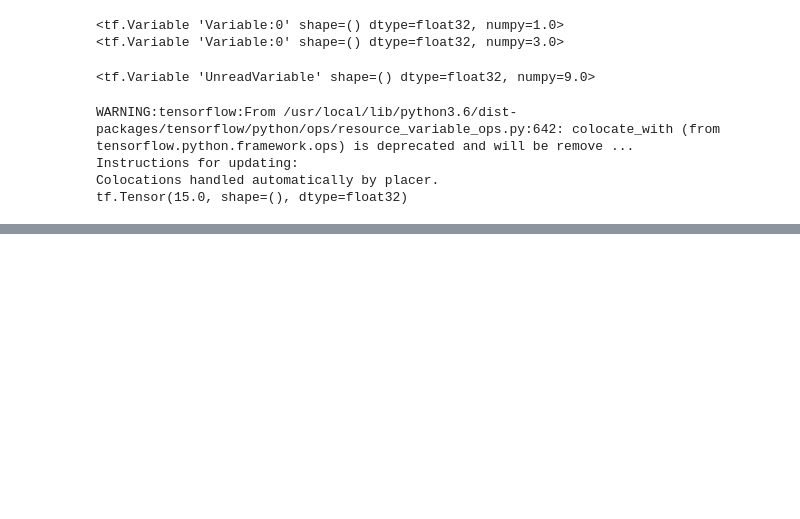
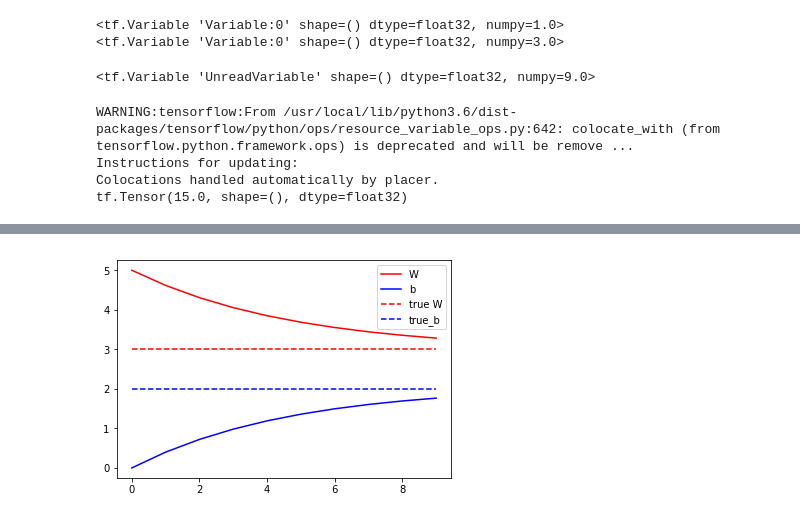
Before and after one commit to Dayn9/LearnTensorFlow, a Jupyter notebook: CustomTraining.ipynb, the cells around one changed output, grey strips where cells are left out. Cells and saved outputs as stored; diff of their text form; code cells hidden in the pictures; blank space fills up the shorter version.

Commit message:
Custom Training

```diff
--- a/CustomTraining.ipynb
+++ b/CustomTraining.ipynb
@@ -72,0 +73,28 @@ Current Loss:
+# %%
+def train(model, inputs, outputs, learning_rate):
+    with tf.GradientTape() as t:
+      current_loss = loss(model(inputs), outputs) # compute the loss (mean sqr error)
+    dW, db = t.gradient(current_loss, [model.W, model.b]) #use gradient tape to backpropegate
+    model.W.assign_sub(learning_rate * dW) # reasign based on loss and learning rate
+    model.b.assign_sub(learning_rate * db)
+# %%
+Ws, bs = [], [] # create empty arrays
+model = Model()
+
+epochs = range(10)
+for epoch in epochs:
+  Ws.append(model.W.numpy())
+  bs.append(model.b.numpy())
+  current_loss = loss(model(inputs), outputs)
+
+  train(model, inputs, outputs, learning_rate = 0.1)
+
+# Plot out the training data
+plt.plot(epochs, Ws, 'r',
+         epochs, bs, 'b')
+plt.plot([TRUE_W] * len(epochs), 'r--',
+         [TRUE_b] * len(epochs), 'b--')
+plt.legend(['W', 'b', 'true W', 'true_b'])
+plt.show()
+# %% [output]
+[figure, added]
```
Also changed, not shown: parts of 3 cells of this notebook.
